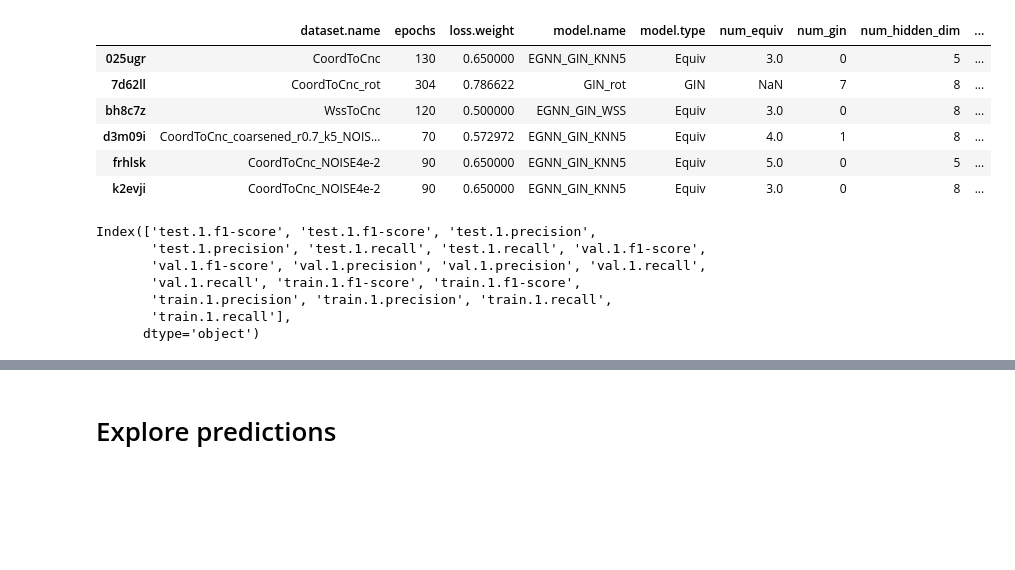
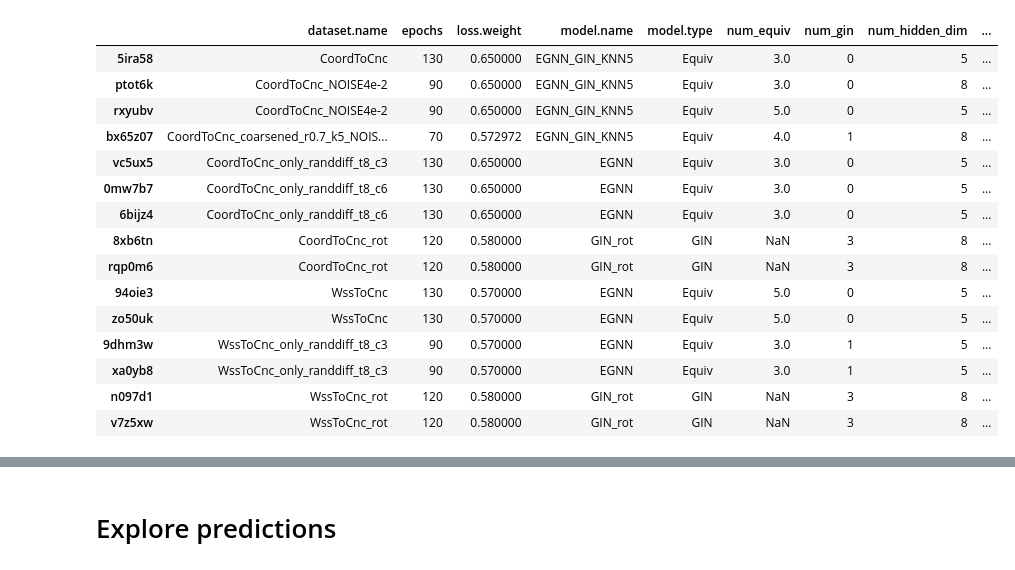
Before and after one commit to matthiaszeller/GNN-MI, a Jupyter notebook: notebook/results-table.ipynb, the cells around one changed output, grey strips where cells are left out. Drawn from its saved outputs; the diff is of its cells as text; code cells hidden in the pictures; blank space fills up the shorter version.

```diff
--- a/notebook/results-table.ipynb
+++ b/notebook/results-table.ipynb
@@ -44,7 +44,7 @@ def process_metrics(df, test_id, hyperparams, include_test=True):
 
     return pd.DataFrame(data, index=[test_id]), hyp
 # %%
-files = Path('data').glob('*.csv')
+files = Path('data').glob('wandb_export_test*.csv')
 dfs = []
 for file in files:
     df = pd.read_csv(file)
@@ -56,7 +56,8 @@ dfs = pd.concat(dfs)
 # %%
 hyperparams = [
     'dataset.name', 'epochs', 'loss.weight', 'model.name', 'model.type',
-    'num_equiv', 'num_gin', 'num_hidden_dim', 'optimizer.lr'
+    'num_equiv', 'num_gin', 'num_hidden_dim', 'optimizer.lr',
+    'dataset.node_feat.transform', 'dataset.standardize', 'dataset.sampler'
 ]
 # %%
 metrics = [
@@ -81,28 +95,27 @@ df
 # %%
 df_config = []
 for test_id, sub in dfs.groupby('test_id'):
     assert ((sub[hyperparams].nunique() == 1) | (sub[hyperparams].nunique() == 0)).all()
     # Pick any
     item = sub[hyperparams].iloc[0]
     df_config.append(item.rename(test_id))
 
-df_config = pd.DataFrame(df_config)
+df_config = pd.DataFrame(df_config).sort_values('dataset.name')
 df_config
 # %% [output]
 |  | dataset.name | epochs | loss.weight | model.name | model.type | num_equiv | num_gin | num_hidden_dim | ... |
-| 025ugr | CoordToCnc | 130 | 0.650000 | EGNN_GIN_KNN5 | Equiv | 3.0 | 0 | 5 | ... |
-| 7d62ll | CoordToCnc_rot | 304 | 0.786622 | GIN_rot | GIN | NaN | 7 | 8 | ... |
-| bh8c7z | WssToCnc | 120 | 0.500000 | EGNN_GIN_WSS | Equiv | 3.0 | 0 | 8 | ... |
-| d3m09i | CoordToCnc_coarsened_r0.7_k5_NOIS... | 70 | 0.572972 | EGNN_GIN_KNN5 | Equiv | 4.0 | 1 | 8 | ... |
-| frhlsk | CoordToCnc_NOISE4e-2 | 90 | 0.650000 | EGNN_GIN_KNN5 | Equiv | 5.0 | 0 | 5 | ... |
-| k2evji | CoordToCnc_NOISE4e-2 | 90 | 0.650000 | EGNN_GIN_KNN5 | Equiv | 3.0 | 0 | 8 | ... |
+| 5ira58 | CoordToCnc | 130 | 0.650000 | EGNN_GIN_KNN5 | Equiv | 3.0 | 0 | 5 | ... |
+| ptot6k | CoordToCnc_NOISE4e-2 | 90 | 0.650000 | EGNN_GIN_KNN5 | Equiv | 3.0 | 0 | 8 | ... |
+| rxyubv | CoordToCnc_NOISE4e-2 | 90 | 0.650000 | EGNN_GIN_KNN5 | Equiv | 5.0 | 0 | 5 | ... |
+| bx65z07 | CoordToCnc_coarsened_r0.7_k5_NOIS... | 70 | 0.572972 | EGNN_GIN_KNN5 | Equiv | 4.0 | 1 | 8 | ... |
+| vc5ux5 | CoordToCnc_only_randdiff_t8_c3 | 130 | 0.650000 | EGNN | Equiv | 3.0 | 0 | 5 | ... |
+| 0mw7b7 | CoordToCnc_only_randdiff_t8_c6 | 130 | 0.650000 | EGNN | Equiv | 3.0 | 0 | 5 | ... |
+| 6bijz4 | CoordToCnc_only_randdiff_t8_c6 | 130 | 0.650000 | EGNN | Equiv | 3.0 | 0 | 5 | ... |
+| 8xb6tn | CoordToCnc_rot | 120 | 0.580000 | GIN_rot | GIN | NaN | 3 | 8 | ... |
+| rqp0m6 | CoordToCnc_rot | 120 | 0.580000 | GIN_rot | GIN | NaN | 3 | 8 | ... |
+| 94oie3 | WssToCnc | 130 | 0.570000 | EGNN | Equiv | 5.0 | 0 | 5 | ... |
+| zo50uk | WssToCnc | 130 | 0.570000 | EGNN | Equiv | 5.0 | 0 | 5 | ... |
+| 9dhm3w | WssToCnc_only_randdiff_t8_c3 | 90 | 0.570000 | EGNN | Equiv | 3.0 | 1 | 5 | ... |
+| xa0yb8 | WssToCnc_only_randdiff_t8_c3 | 90 | 0.570000 | EGNN | Equiv | 3.0 | 1 | 5 | ... |
+| n097d1 | WssToCnc_rot | 120 | 0.580000 | GIN_rot | GIN | NaN | 3 | 8 | ... |
+| v7z5xw | WssToCnc_rot | 120 | 0.580000 | GIN_rot | GIN | NaN | 3 | 8 | ... |
-# %%
-df.columns.get_level_values(0)
-# %% [output]
-Index(['test.1.f1-score', 'test.1.f1-score', 'test.1.precision',
-       'test.1.precision', 'test.1.recall', 'test.1.recall', 'val.1.f1-score',
-       'val.1.f1-score', 'val.1.precision', 'val.1.precision', 'val.1.recall',
-       'val.1.recall', 'train.1.f1-score', 'train.1.f1-score',
-       'train.1.precision', 'train.1.precision', 'train.1.recall',
-       'train.1.recall'],
-      dtype='object')
```
Also changed, not shown: parts of 14 cells of this notebook, 2 other files.
